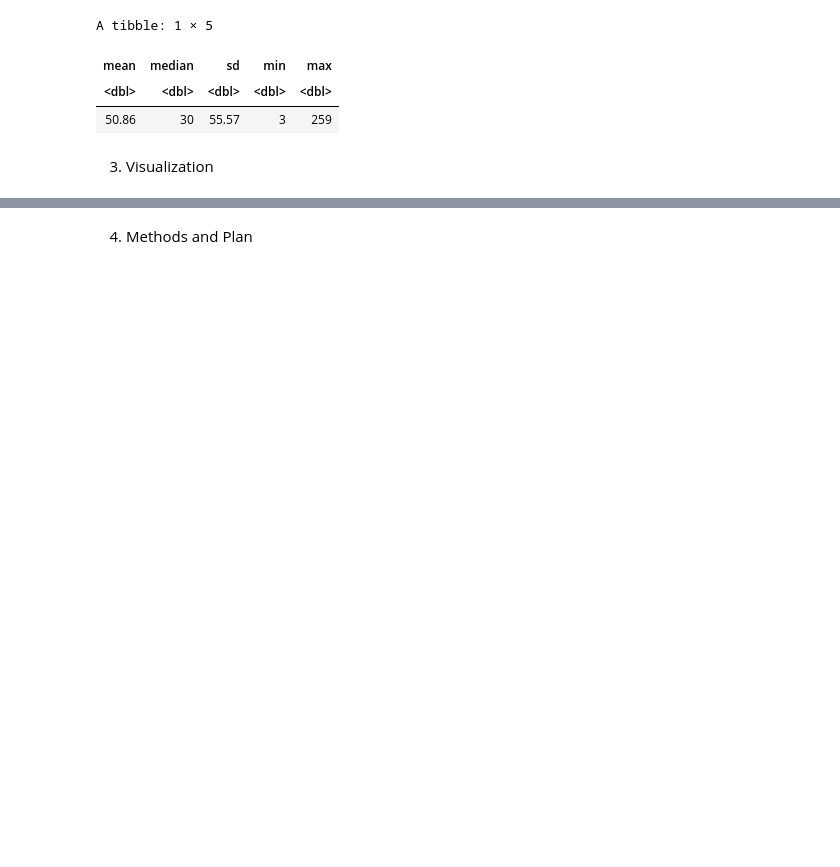
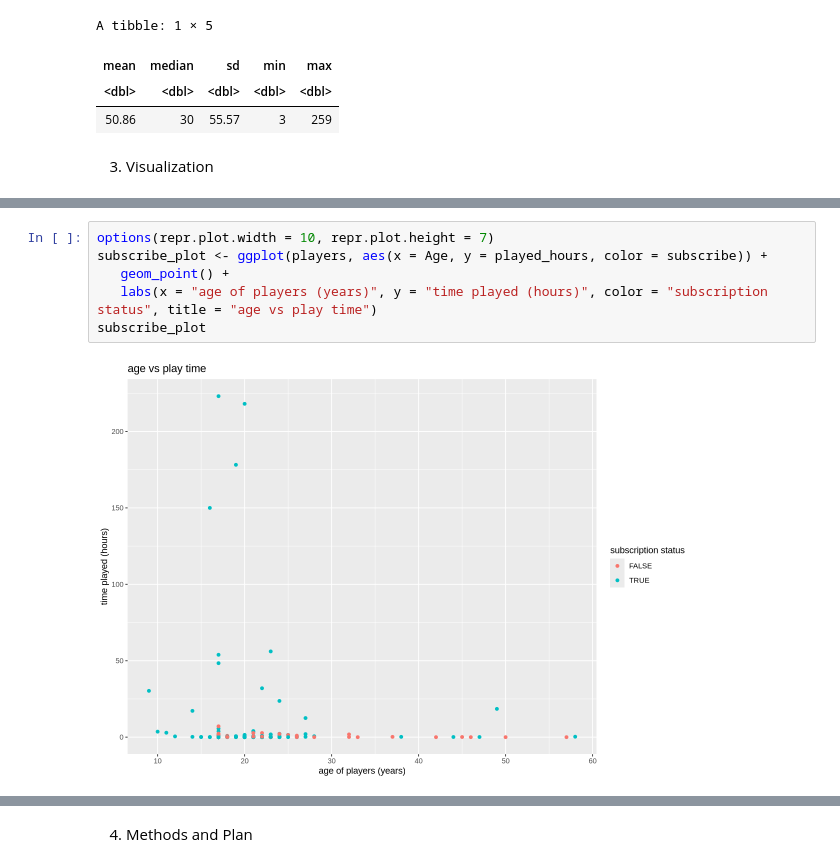
Before and after one commit to Merry321/DISC-110-Project, a Jupyter notebook: Merry_16.ipynb, the cells around one changed output, grey strips where cells are left out. Drawn from its saved outputs; the diff is of its cells as text; blank space fills up the shorter version.

```diff
--- a/Merry_16.ipynb
+++ b/Merry_16.ipynb
@@ -170,0 +198,8 @@ A tibble: 1 × 5
+# %%
+options(repr.plot.width = 10, repr.plot.height = 7)
+subscribe_plot <- ggplot(players, aes(x = Age, y = played_hours, color = subscribe)) +
+   geom_point() +
+   labs(x = "age of players (years)", y = "time played (hours)", color = "subscription status", title = "age vs play time")
+subscribe_plot
+# %% [output]
+[figure, added]
```
Also changed, not shown: parts of 31 cells of this notebook.
